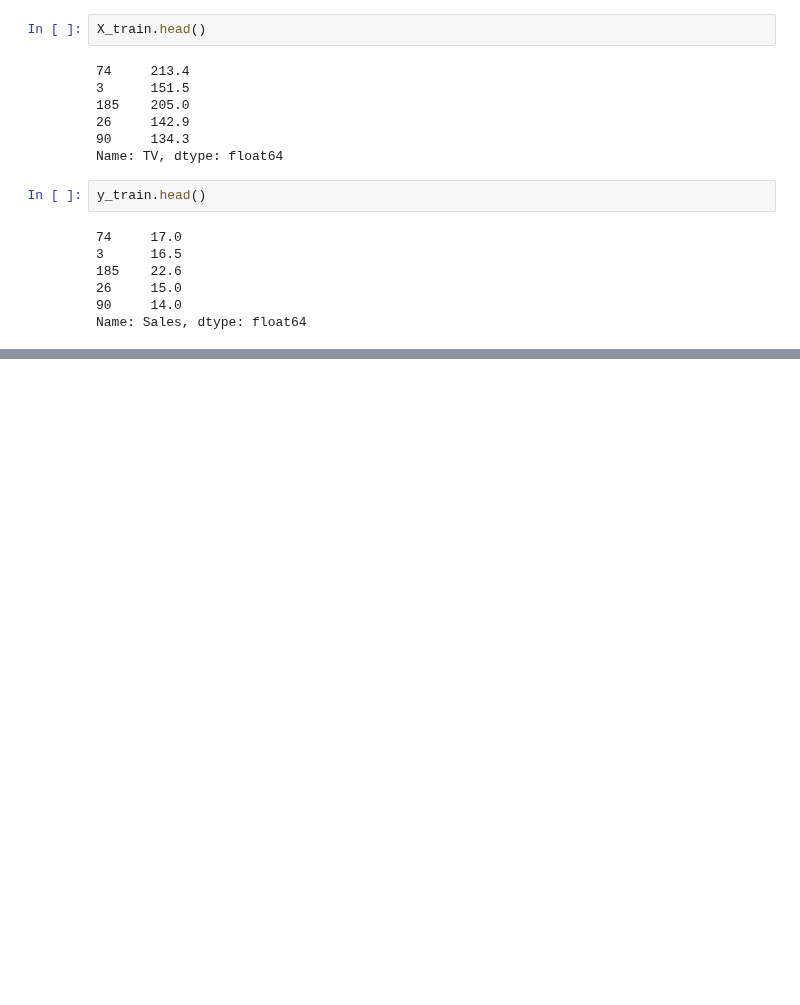
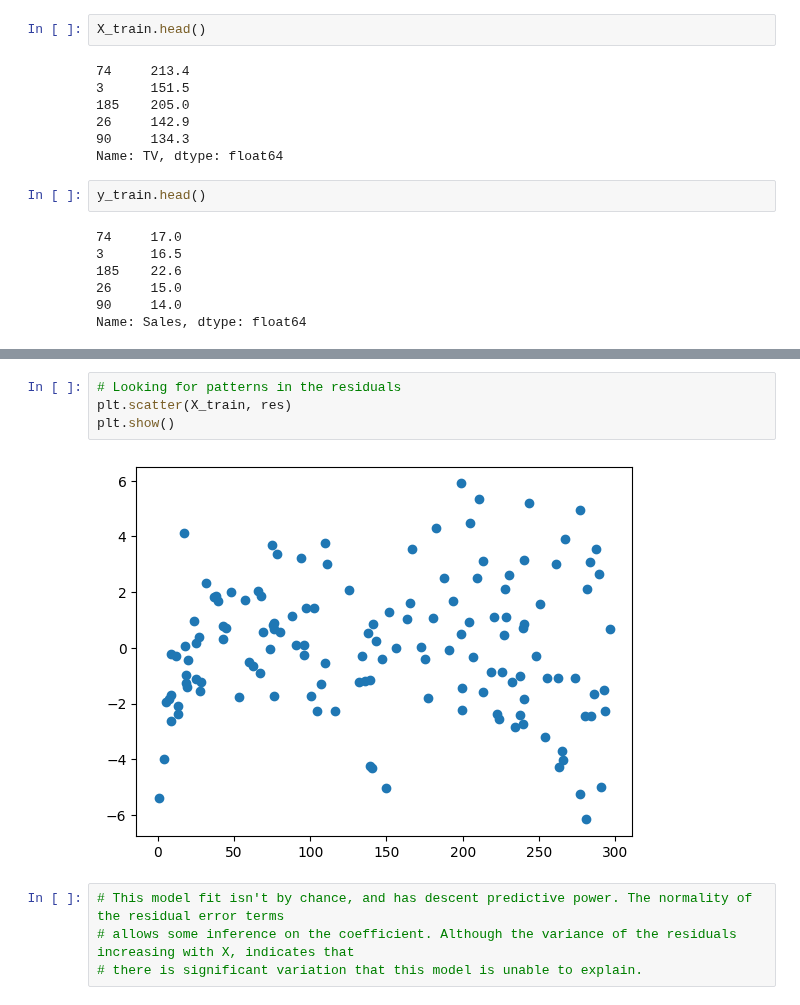
Before and after one commit to pydatakla/Maths, a Jupyter notebook: Notebooks/LinearRegression.ipynb, the cells around one changed output, grey strips where cells are left out. Drawn from its saved outputs; the diff is of its cells as text; blank space fills up the shorter version.

```diff
--- a/Notebooks/LinearRegression.ipynb
+++ b/Notebooks/LinearRegression.ipynb
@@ -1013,0 +1102,10 @@ Name: Sales, dtype: float64
+# %%
+# Looking for patterns in the residuals
+plt.scatter(X_train, res)
+plt.show()
+# %% [output]
+[figure, added]
+# %%
+# This model fit isn't by chance, and has descent predictive power. The normality of the residual error terms
+# allows some inference on the coefficient. Although the variance of the residuals increasing with X, indicates that
+# there is significant variation that this model is unable to explain.
```
Also changed, not shown: parts of 21 cells of this notebook.
